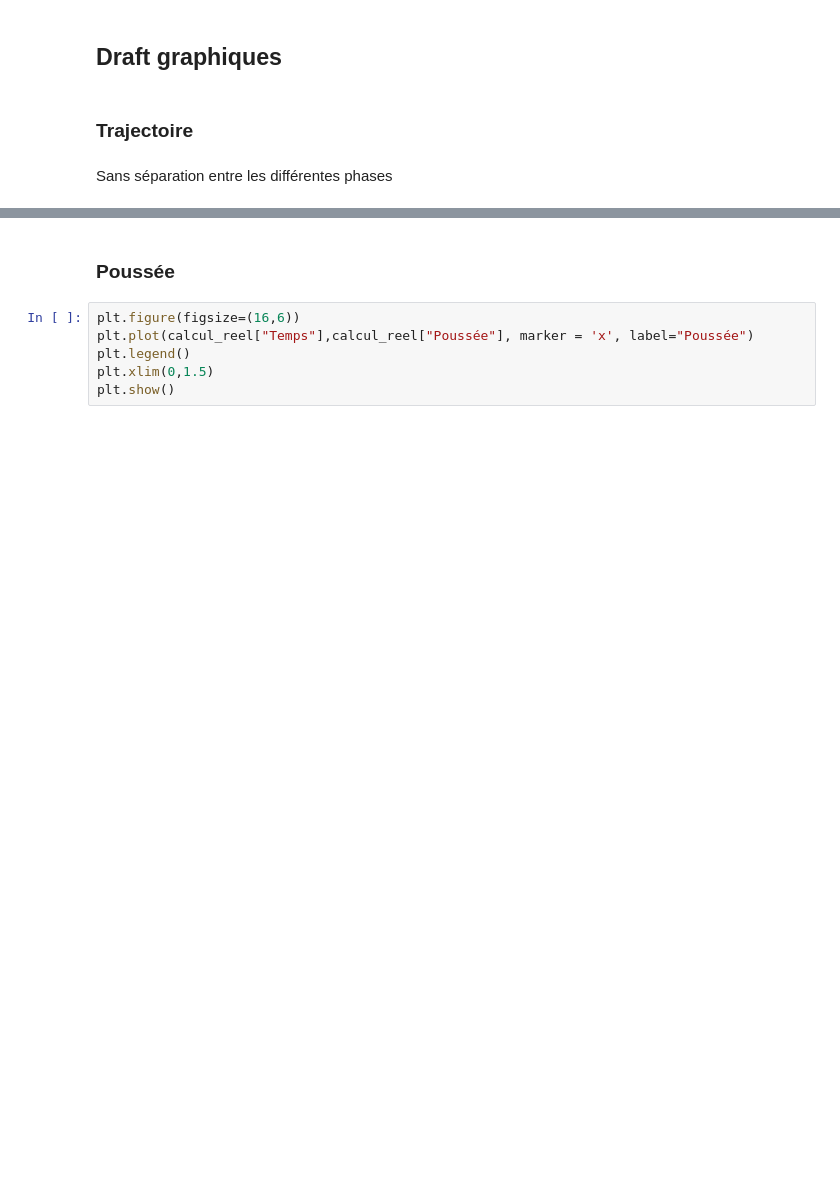
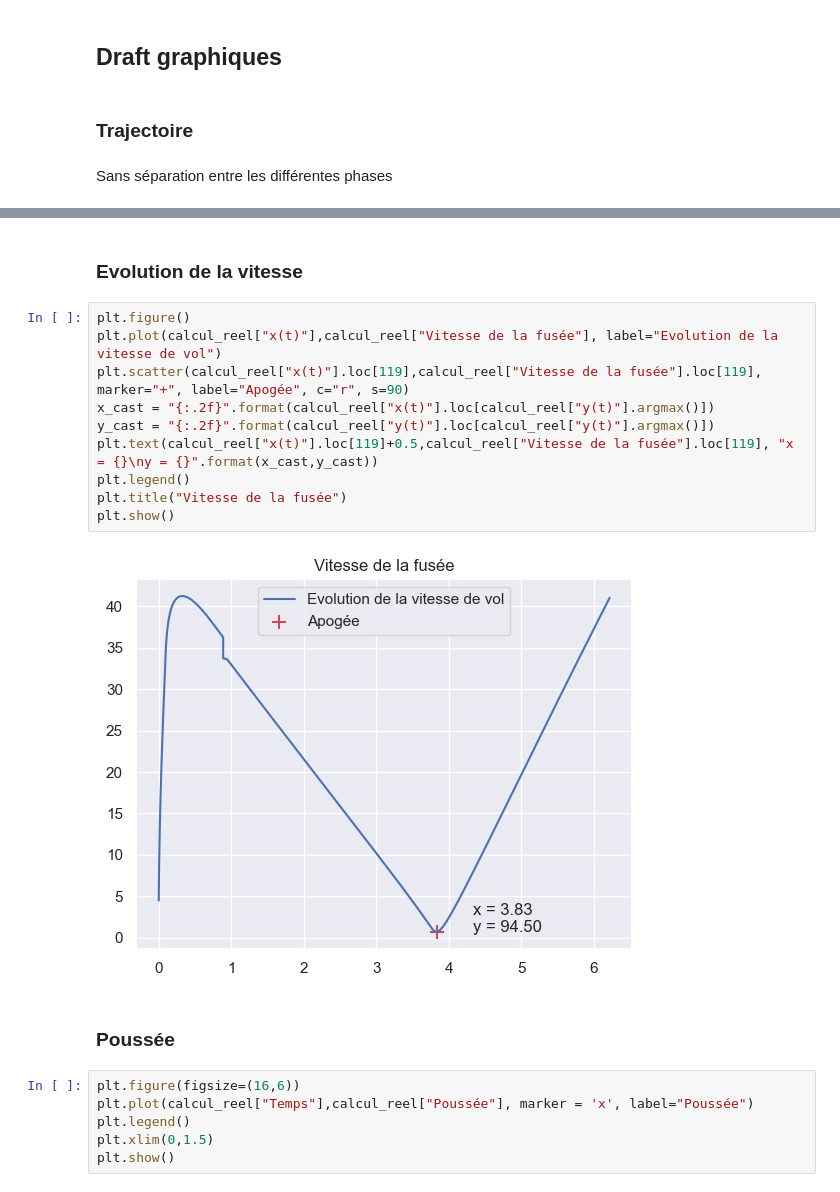
Before and after one commit to MohamedNennouche/Water-rocket-launch-simulator, a Jupyter notebook: draft_equations.ipynb, the cells around one changed output, grey strips where cells are left out. Drawn from its saved outputs; the diff is of its cells as text; blank space fills up the shorter version.

```diff
--- a/draft_equations.ipynb
+++ b/draft_equations.ipynb
@@ -261,3 +290,17 @@ plt.show()
+# %% [markdown]
+### Evolution de la vitesse
+# %%
+plt.figure()
+plt.plot(calcul_reel["x(t)"],calcul_reel["Vitesse de la fusée"], label="Evolution de la vitesse de vol")
+plt.scatter(calcul_reel["x(t)"].loc[119],calcul_reel["Vitesse de la fusée"].loc[119], marker="+", label="Apogée", c="r", s=90)
+x_cast = "{:.2f}".format(calcul_reel["x(t)"].loc[calcul_reel["y(t)"].argmax()])
+y_cast = "{:.2f}".format(calcul_reel["y(t)"].loc[calcul_reel["y(t)"].argmax()])
+plt.text(calcul_reel["x(t)"].loc[119]+0.5,calcul_reel["Vitesse de la fusée"].loc[119], "x = {}\ny = {}".format(x_cast,y_cast))
+plt.legend()
+plt.title("Vitesse de la fusée")
+plt.show()
+# %% [output]
+[figure, added]
 # %% [markdown]
 ### Poussée
 # %%
```
Also changed, not shown: parts of 5 cells of this notebook.
